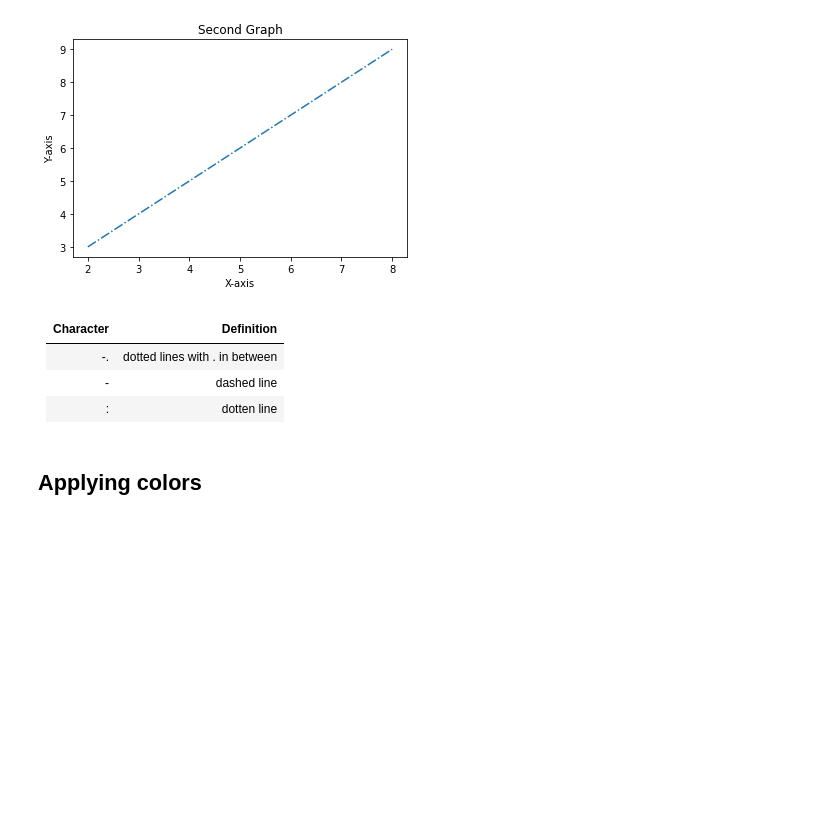
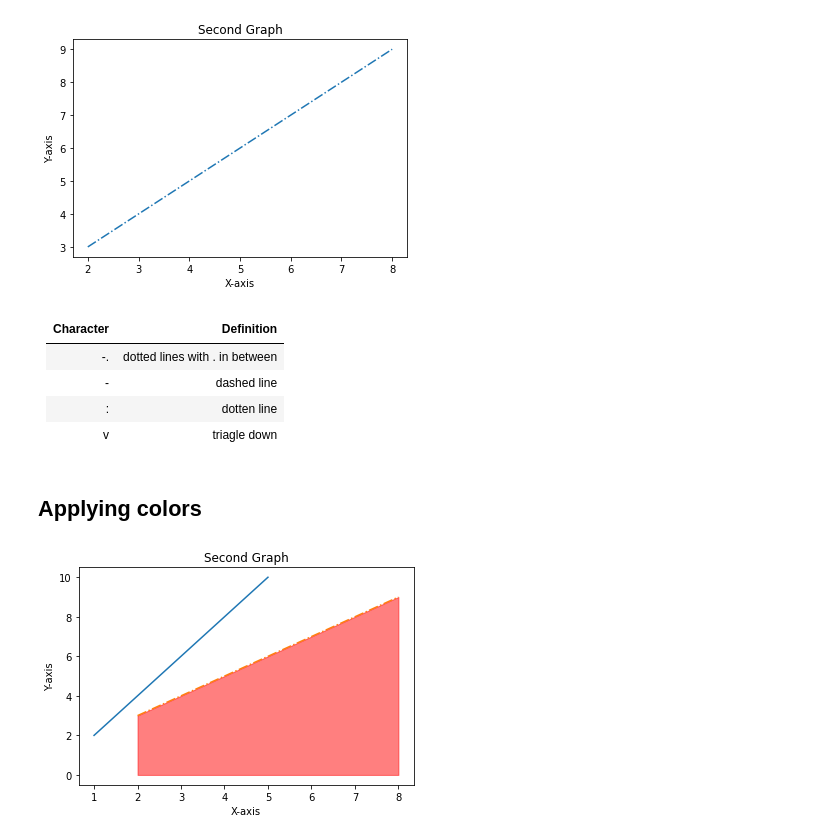
Before and after one commit to OtherHorizon/CSE-Sem-5-Notes, a Jupyter notebook: machine Learning/Practical/DataVisualisation-1.ipynb, the cells around one changed output. Drawn from its saved outputs; the diff is of its cells as text; code cells hidden in the pictures; blank space fills up the shorter version.

```diff
--- a/machine Learning/Practical/DataVisualisation-1.ipynb
+++ b/machine Learning/Practical/DataVisualisation-1.ipynb
@@ -52,20 +52,23 @@ plt.show()
 |-.| dotted lines with . in between|
 |-| dashed line|
 |:|dotten line|
+|v| triagle down|
 # %% [markdown]
 ## Applying colors
 # %%
 x = np.array([1,2,3,4,5])
 y =  x*2
 
 plt.plot(x,y)
 
 x1 = [2,4,6,8]
 y1 = [3,5,7,9]
-plt.plot(x,y1,'-.')
+plt.plot(x1,y1,'-.')
 plt.xlabel("X-axis")
 plt.ylabel("Y-axis")
 plt.title("Second Graph")
 # fill color in betweeen the two lines
-plt.fill_between(x,y,y1,color='red',alpha=0.5)
+plt.fill_between(x1,y1,y2=0,color='red',alpha=0.5)
 plt.show()
+# %% [output]
+[figure, added]
```
Also changed, not shown: parts of 5 cells of this notebook.
